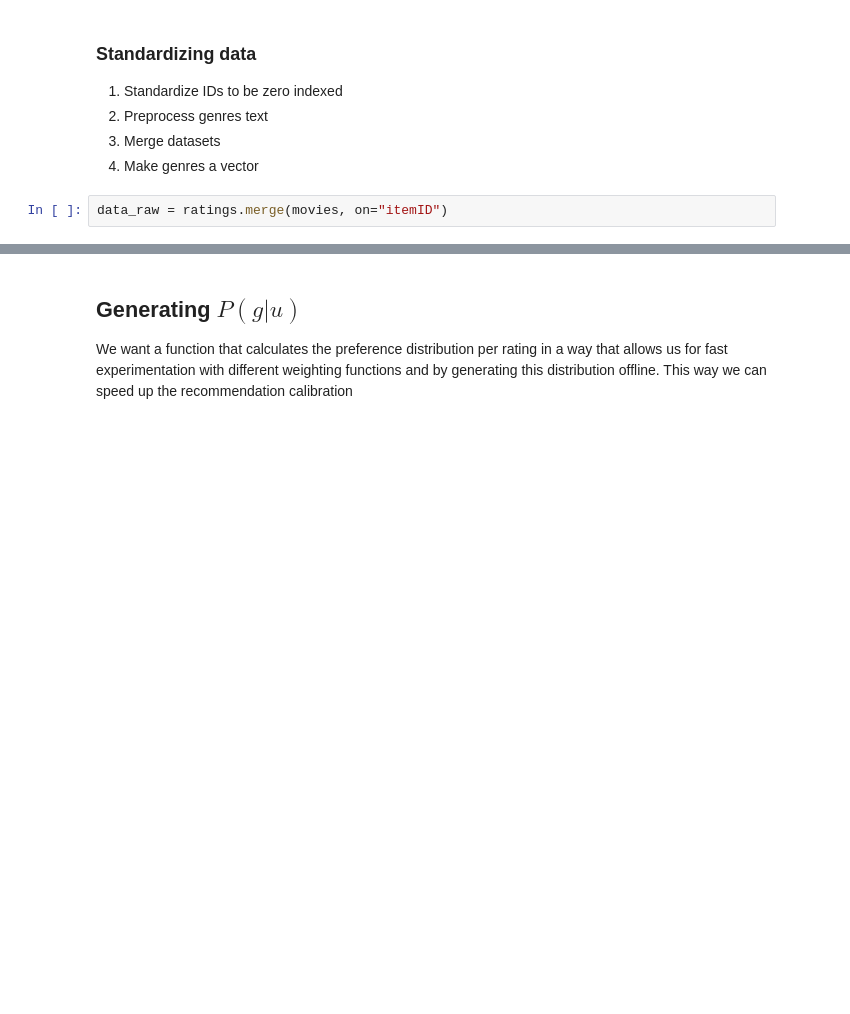
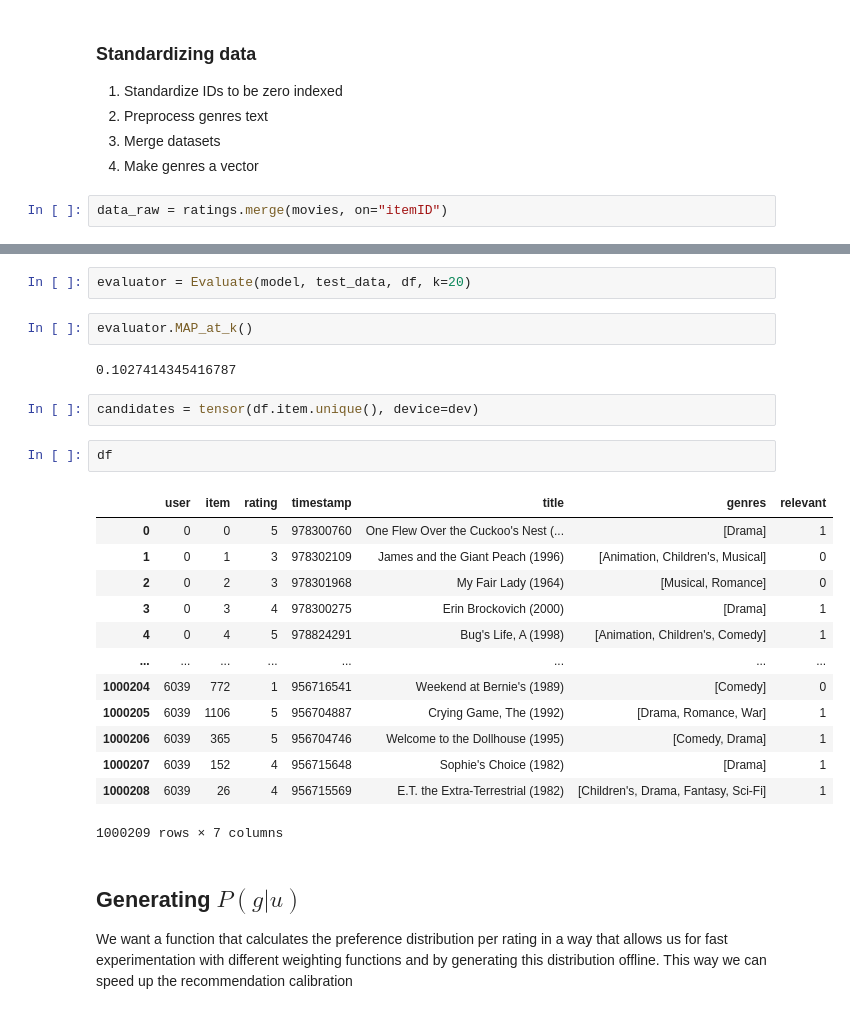
Before and after one commit to caiotda/calibrated-recommendations, a Jupyter notebook: static_calibration.ipynb, the cells around one changed output, grey strips where cells are left out. Saved outputs shown, nothing was run; the diff lists cells and outputs as text; blank space fills up the shorter version.

```diff
--- a/static_calibration.ipynb
+++ b/static_calibration.ipynb
@@ -43,3 +142,27 @@ df = preprocess_genres(data_raw)
+# %%
+evaluator = Evaluate(model, test_data, df, k=20)
+# %%
+evaluator.MAP_at_k()
+# %% [output]
+0.1027414345416787
+# %%
+candidates = tensor(df.item.unique(), device=dev)
+# %%
+df
+# %% [output]
+|  | user | item | rating | timestamp | title | genres | relevant |
+| 0 | 0 | 0 | 5 | 978300760 | One Flew Over the Cuckoo's Nest (... | [Drama] | 1 |
+| 1 | 0 | 1 | 3 | 978302109 | James and the Giant Peach (1996) | [Animation, Children's, Musical] | 0 |
+| 2 | 0 | 2 | 3 | 978301968 | My Fair Lady (1964) | [Musical, Romance] | 0 |
+| 3 | 0 | 3 | 4 | 978300275 | Erin Brockovich (2000) | [Drama] | 1 |
+| 4 | 0 | 4 | 5 | 978824291 | Bug's Life, A (1998) | [Animation, Children's, Comedy] | 1 |
+| ... | ... | ... | ... | ... | ... | ... | ... |
+| 1000204 | 6039 | 772 | 1 | 956716541 | Weekend at Bernie's (1989) | [Comedy] | 0 |
+| 1000205 | 6039 | 1106 | 5 | 956704887 | Crying Game, The (1992) | [Drama, Romance, War] | 1 |
+| 1000206 | 6039 | 365 | 5 | 956704746 | Welcome to the Dollhouse (1995) | [Comedy, Drama] | 1 |
+| 1000207 | 6039 | 152 | 4 | 956715648 | Sophie's Choice (1982) | [Drama] | 1 |
+| 1000208 | 6039 | 26 | 4 | 956715569 | E.T. the Extra-Terrestrial (1982) | [Children's, Drama, Fantasy, Sci-Fi] | 1 |
+1000209 rows × 7 columns
 # %% [markdown]
 ## Generating $P(g|u)$
 
```
Also changed, not shown: parts of 36 cells of this notebook.
